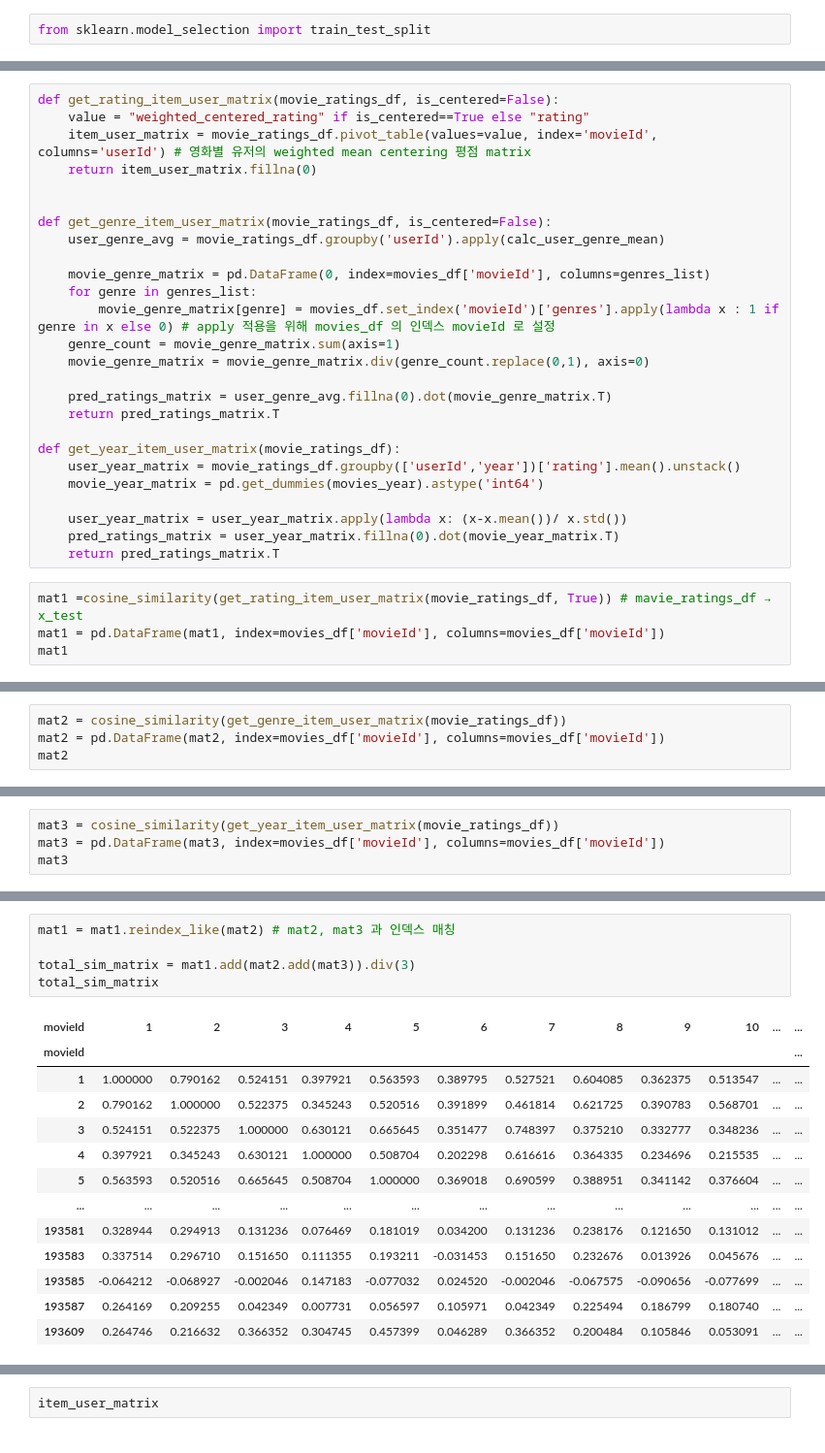
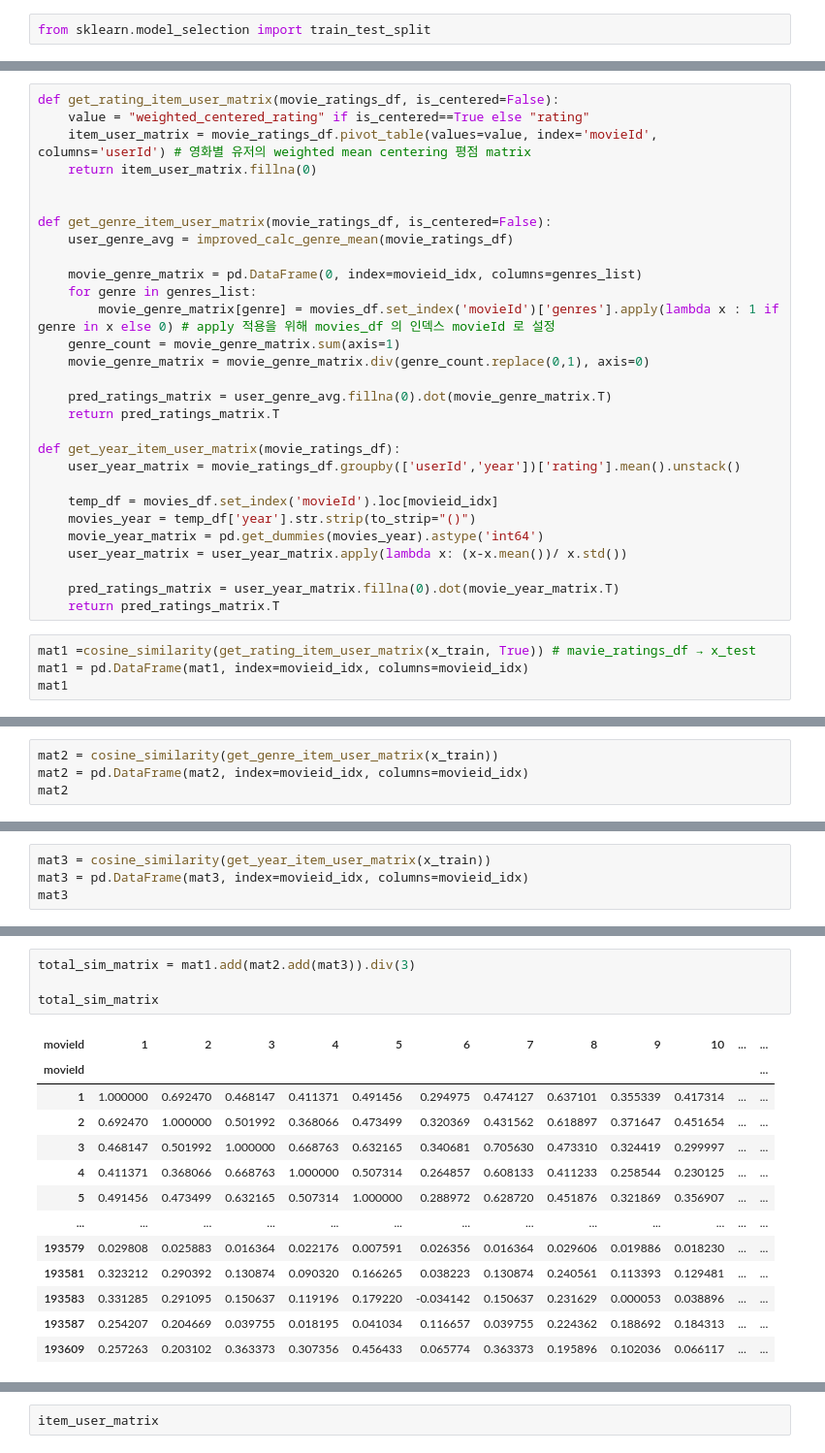
Before and after one commit to basamg912/item_based-recommendation-system, a Jupyter notebook: notebooks/item_based_CF(sim_matrix).ipynb, the cells around one changed output, grey strips where cells are left out. Shown at 97% size. Saved outputs shown, nothing was run; the diff lists cells and outputs as text.

```diff
--- a/notebooks/item_based_CF(sim_matrix).ipynb
+++ b/notebooks/item_based_CF(sim_matrix).ipynb
@@ -1051,9 +1048,9 @@ def get_rating_item_user_matrix(movie_ratings_df, is_centered=False):
 
 
 def get_genre_item_user_matrix(movie_ratings_df, is_centered=False):
-    user_genre_avg = movie_ratings_df.groupby('userId').apply(calc_user_genre_mean)
+    user_genre_avg = improved_calc_genre_mean(movie_ratings_df)
 
-    movie_genre_matrix = pd.DataFrame(0, index=movies_df['movieId'], columns=genres_list)
+    movie_genre_matrix = pd.DataFrame(0, index=movieid_idx, columns=genres_list)
     for genre in genres_list:
         movie_genre_matrix[genre] = movies_df.set_index('movieId')['genres'].apply(lambda x : 1 if genre in x else 0) # apply 적용을 위해 movies_df 의 인덱스 movieId 로 설정
     genre_count = movie_genre_matrix.sum(axis=1)
@@ -1064,14 +1061,17 @@ def get_genre_item_user_matrix(movie_ratings_df, is_centered=False):
 
 def get_year_item_user_matrix(movie_ratings_df):
     user_year_matrix = movie_ratings_df.groupby(['userId','year'])['rating'].mean().unstack()
+
+    temp_df = movies_df.set_index('movieId').loc[movieid_idx]
+    movies_year = temp_df['year'].str.strip(to_strip="()")
     movie_year_matrix = pd.get_dummies(movies_year).astype('int64')
+    user_year_matrix = user_year_matrix.apply(lambda x: (x-x.mean())/ x.std())
 
-    user_year_matrix = user_year_matrix.apply(lambda x: (x-x.mean())/ x.std())
     pred_ratings_matrix = user_year_matrix.fillna(0).dot(movie_year_matrix.T)
     return pred_ratings_matrix.T
 # %%
-mat1 =cosine_similarity(get_rating_item_user_matrix(movie_ratings_df, True)) # mavie_ratings_df → x_test
-mat1 = pd.DataFrame(mat1, index=movies_df['movieId'], columns=movies_df['movieId'])
+mat1 =cosine_similarity(get_rating_item_user_matrix(x_train, True)) # mavie_ratings_df → x_test
+mat1 = pd.DataFrame(mat1, index=movieid_idx, columns=movieid_idx)
 mat1
 # %% [output]
 | movieId | 1 | 2 | 3 | 4 | 5 | 6 | 7 | 8 | 9 | 10 | ... | ... |
@@ -1091,6 +1091,6 @@ mat1
 # %%
-mat2 = cosine_similarity(get_genre_item_user_matrix(movie_ratings_df))
-mat2 = pd.DataFrame(mat2, index=movies_df['movieId'], columns=movies_df['movieId'])
+mat2 = cosine_similarity(get_genre_item_user_matrix(x_train))
+mat2 = pd.DataFrame(mat2, index=movieid_idx, columns=movieid_idx)
 mat2
 # %% [output]
 | movieId | 1 | 2 | 3 | 4 | 5 | 6 | 7 | 8 | 9 | 10 | ... | ... |
@@ -1127,6 +1110,6 @@ get_year_item_user_matrix(movie_ratings_df)
 # %%
-mat3 = cosine_similarity(get_year_item_user_matrix(movie_ratings_df))
-mat3 = pd.DataFrame(mat3, index=movies_df['movieId'], columns=movies_df['movieId'])
+mat3 = cosine_similarity(get_year_item_user_matrix(x_train))
+mat3 = pd.DataFrame(mat3, index=movieid_idx, columns=movieid_idx)
 mat3
 # %% [output]
 | movieId | 1 | 2 | 3 | 4 | 5 | 6 | 7 | 8 | 9 | 10 | ... | ... |
@@ -1146,19 +1129,18 @@ mat3
 # %%
-mat1 = mat1.reindex_like(mat2) # mat2, mat3 과 인덱스 매칭
+total_sim_matrix = mat1.add(mat2.add(mat3)).div(3)
 
-total_sim_matrix = mat1.add(mat2.add(mat3)).div(3)
 total_sim_matrix
 # %% [output]
 | movieId | 1 | 2 | 3 | 4 | 5 | 6 | 7 | 8 | 9 | 10 | ... | ... |
 | movieId |  |  |  |  |  |  |  |  |  |  |  | ... |
-| 1 | 1.000000 | 0.790162 | 0.524151 | 0.397921 | 0.563593 | 0.389795 | 0.527521 | 0.604085 | 0.362375 | 0.513547 | ... | ... |
-| 2 | 0.790162 | 1.000000 | 0.522375 | 0.345243 | 0.520516 | 0.391899 | 0.461814 | 0.621725 | 0.390783 | 0.568701 | ... | ... |
-| 3 | 0.524151 | 0.522375 | 1.000000 | 0.630121 | 0.665645 | 0.351477 | 0.748397 | 0.375210 | 0.332777 | 0.348236 | ... | ... |
-| 4 | 0.397921 | 0.345243 | 0.630121 | 1.000000 | 0.508704 | 0.202298 | 0.616616 | 0.364335 | 0.234696 | 0.215535 | ... | ... |
-| 5 | 0.563593 | 0.520516 | 0.665645 | 0.508704 | 1.000000 | 0.369018 | 0.690599 | 0.388951 | 0.341142 | 0.376604 | ... | ... |
+| 1 | 1.000000 | 0.692470 | 0.468147 | 0.411371 | 0.491456 | 0.294975 | 0.474127 | 0.637101 | 0.355339 | 0.417314 | ... | ... |
+| 2 | 0.692470 | 1.000000 | 0.501992 | 0.368066 | 0.473499 | 0.320369 | 0.431562 | 0.618897 | 0.371647 | 0.451654 | ... | ... |
+| 3 | 0.468147 | 0.501992 | 1.000000 | 0.668763 | 0.632165 | 0.340681 | 0.705630 | 0.473310 | 0.324419 | 0.299997 | ... | ... |
+| 4 | 0.411371 | 0.368066 | 0.668763 | 1.000000 | 0.507314 | 0.264857 | 0.608133 | 0.411233 | 0.258544 | 0.230125 | ... | ... |
+| 5 | 0.491456 | 0.473499 | 0.632165 | 0.507314 | 1.000000 | 0.288972 | 0.628720 | 0.451876 | 0.321869 | 0.356907 | ... | ... |
 | ... | ... | ... | ... | ... | ... | ... | ... | ... | ... | ... | ... | ... |
-| 193581 | 0.328944 | 0.294913 | 0.131236 | 0.076469 | 0.181019 | 0.034200 | 0.131236 | 0.238176 | 0.121650 | 0.131012 | ... | ... |
-| 193583 | 0.337514 | 0.296710 | 0.151650 | 0.111355 | 0.193211 | -0.031453 | 0.151650 | 0.232676 | 0.013926 | 0.045676 | ... | ... |
-| 193585 | -0.064212 | -0.068927 | -0.002046 | 0.147183 | -0.077032 | 0.024520 | -0.002046 | -0.067575 | -0.090656 | -0.077699 | ... | ... |
-| 193587 | 0.264169 | 0.209255 | 0.042349 | 0.007731 | 0.056597 | 0.105971 | 0.042349 | 0.225494 | 0.186799 | 0.180740 | ... | ... |
-| 193609 | 0.264746 | 0.216632 | 0.366352 | 0.304745 | 0.457399 | 0.046289 | 0.366352 | 0.200484 | 0.105846 | 0.053091 | ... | ... |
+| 193579 | 0.029808 | 0.025883 | 0.016364 | 0.022176 | 0.007591 | 0.026356 | 0.016364 | 0.029606 | 0.019886 | 0.018230 | ... | ... |
+| 193581 | 0.323212 | 0.290392 | 0.130874 | 0.090320 | 0.166265 | 0.038223 | 0.130874 | 0.240561 | 0.113393 | 0.129481 | ... | ... |
+| 193583 | 0.331285 | 0.291095 | 0.150637 | 0.119196 | 0.179220 | -0.034142 | 0.150637 | 0.231629 | 0.000053 | 0.038896 | ... | ... |
+| 193587 | 0.254207 | 0.204669 | 0.039755 | 0.018195 | 0.041034 | 0.116657 | 0.039755 | 0.224362 | 0.188692 | 0.184313 | ... | ... |
+| 193609 | 0.257263 | 0.203102 | 0.363373 | 0.307356 | 0.456433 | 0.065774 | 0.363373 | 0.195896 | 0.102036 | 0.066117 | ... | ... |
```
Also changed, not shown: parts of 33 cells of this notebook, 1 other file.
